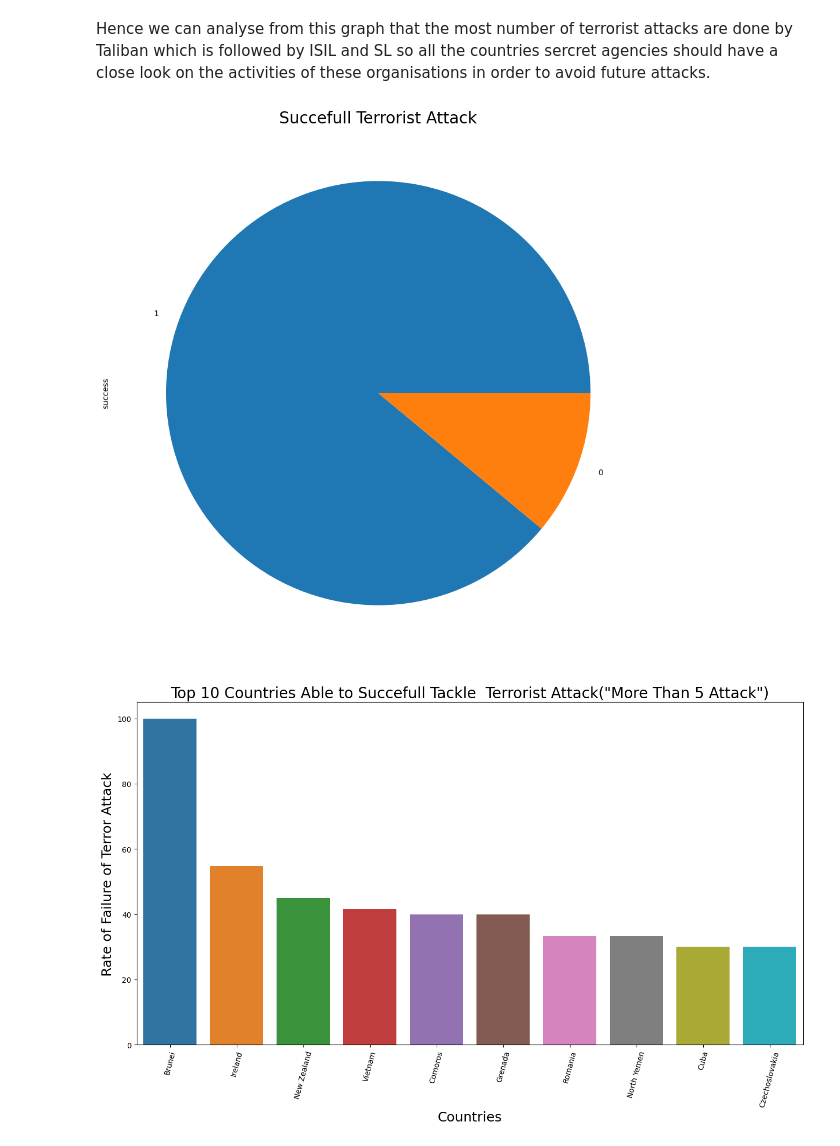
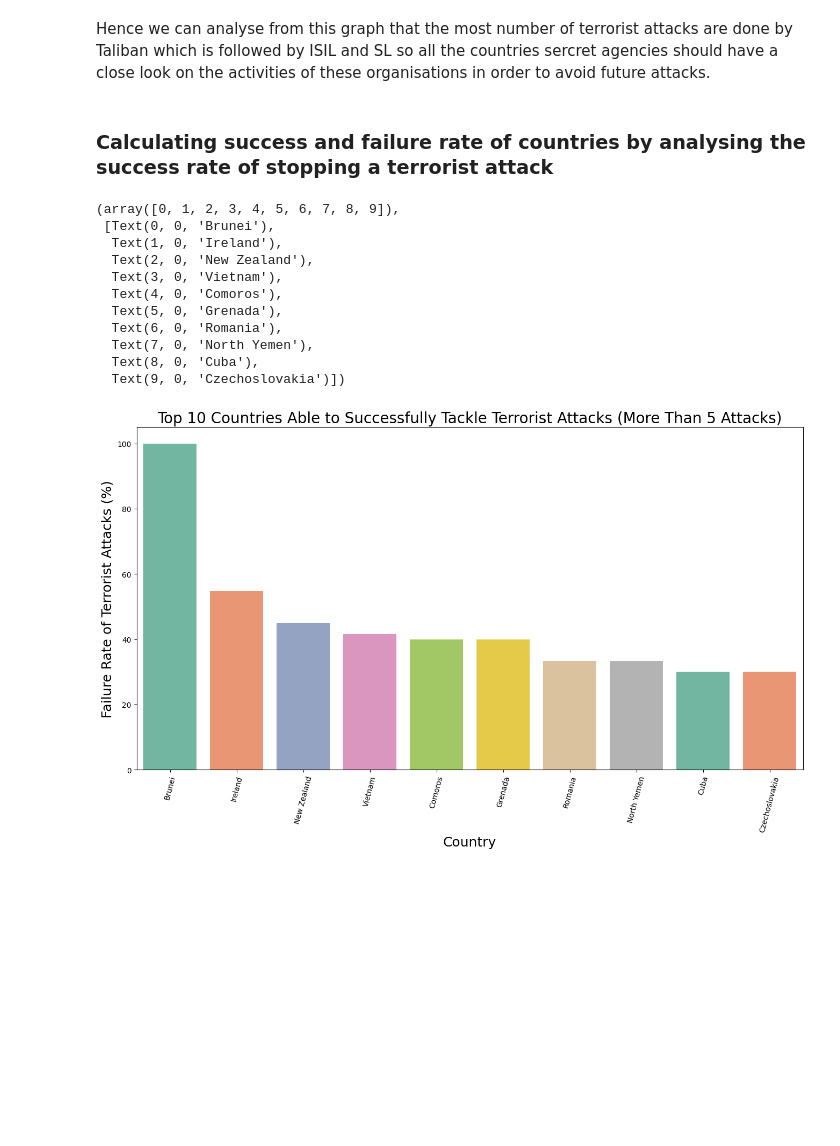
Before and after one commit to rajputvishwesh/Team-Notebook-Capstone-Project-, a Jupyter notebook: GTA_CAPSTONE_PROJECT(TEAM_NOTEBOOK).ipynb, the cells around one changed output. Cells and saved outputs as stored; diff of their text form; code cells hidden in the pictures; blank space fills up the shorter version.

```diff
--- a/GTA_CAPSTONE_PROJECT(TEAM_NOTEBOOK).ipynb
+++ b/GTA_CAPSTONE_PROJECT(TEAM_NOTEBOOK).ipynb
@@ -232,9 +281,3 @@ We can Analyse from this graph that the most vulnerable countries to terrorist a
 We can also analyse that nearly no country is left from these attacks Pakistan which is blamed everytime for giving shelter to the terrorists is also not spared by these attacks so we can say that Terrorism is not good for any country .
 # %% [markdown]
 ## **Number of attacks by Type of Organisation**
-# %%
-v_=plt.rcParams['figure.figsize'] = 16,12
-v_=sns.countplot(y='Group',data=gta_df,order = gta_df['Group'].value_counts().index[1:50])
-# plt.yticks(rotation = 75)
-v_.set_ylabel('Terrorist Organisation',fontsize=18)
-v_.set_title('Number of Attacks',fontsize=20);
@@ -242,0 +284,12 @@ v_.set_title('Number of Attacks',fontsize=20);
+# %%
+# Set the size of the plot and create a bar chart showing the number of attacks by terrorist group
+plt.rcParams['figure.figsize'] = 16,12
+top_groups = gta_df['Group'].value_counts()[1:50]
+group_plot = sns.countplot(y='Group', data=gta_df, order=top_groups.index)
+
+# Add axis labels and a title to the plot
+group_plot.set_ylabel('Terrorist Organization', fontsize=18)
+group_plot.set_title('Number of Attacks by Terrorist Group (Top 50)', fontsize=20)
+
+# Rotate the y-axis labels for better readability
+plt.yticks(rotation=0)
@@ -243,7 +315,2 @@ v_.set_title('Number of Attacks',fontsize=20);
 # %% [markdown]
 Hence we can analyse from this graph that the most number of terrorist attacks are done by Taliban which is followed by ISIL and SL so all the countries sercret agencies should have a close look on  the activities of these organisations in order to avoid future attacks.
-# %%
-v_=gta_df['success'].value_counts().plot(kind='pie')
-v_.set_title('Succefull Terrorist Attack',fontsize=20);
-# %% [output]
-[figure, removed]
@@ -257,12 +317,36 @@ suceess_country=suceess_country.round(2)
+# %% [markdown]
+### **Calculating success and failure rate of countries by analysing the success rate of stopping a terrorist attack**
 # %%
-able_stop_terror_attack=suceess_country[suceess_country['Total_Attacks']>=5].sort_values('Failure_Rate_Attack',ascending=False )[:10]
-plot_able_stop_terror_attack=able_stop_terror_attack.loc[:,['country','Failure_Rate_Attack']]
-ax=plt.rcParams['figure.figsize'] = 16,8.27
-ax=sns.barplot(x='country',y='Failure_Rate_Attack',data=plot_able_stop_terror_attack)
-ax.set_xlabel('Countries',fontsize=18)
-plt.xticks(rotation = 75)
-ax.set_ylabel('Rate of Failure of Terror Attack',fontsize=18)
-ax.set_title('Top 10 Countries Able to Succefull Tackle  Terrorist Attack("More Than 5 Attack")',fontsize=20);
+# calculate failure rate of terrorist attacks by country
+suceess_country = gta_df.groupby('Country').agg({'eventid':'count','success':'sum'}).reset_index()
+suceess_country.columns = ['country','Total_Attacks','Attack_Success']
+suceess_country['Attack_Failed'] = suceess_country['Total_Attacks'] - suceess_country['Attack_Success']
+suceess_country['Failure_Rate_Attack'] = (suceess_country['Attack_Failed'] / suceess_country['Total_Attacks']) * 100
+suceess_country['Success_Rate_Attack'] = (suceess_country['Attack_Success'] / suceess_country['Total_Attacks']) * 100
+suceess_country = suceess_country.round(2)
+
+# select top 10 countries with highest failure rate of attacks
+able_stop_terror_attack = suceess_country[suceess_country['Total_Attacks'] >= 5].sort_values('Failure_Rate_Attack', ascending=False)[:10]
+plot_able_stop_terror_attack = able_stop_terror_attack.loc[:, ['country','Failure_Rate_Attack']]
+
+# plot failure rate of top 10 countries
+plt.figure(figsize=(16, 8.27))
+ax = sns.barplot(x='country', y='Failure_Rate_Attack', data=plot_able_stop_terror_attack, palette='Set2')
+ax.set_xlabel('Country', fontsize=18)
+ax.set_ylabel('Failure Rate of Terrorist Attacks (%)', fontsize=18)
+ax.set_title('Top 10 Countries Able to Successfully Tackle Terrorist Attacks (More Than 5 Attacks)', fontsize=20)
+plt.xticks(rotation=75)
 # %% [output]
+(array([0, 1, 2, 3, 4, 5, 6, 7, 8, 9]),
+ [Text(0, 0, 'Brunei'),
+  Text(1, 0, 'Ireland'),
+  Text(2, 0, 'New Zealand'),
+  Text(3, 0, 'Vietnam'),
+  Text(4, 0, 'Comoros'),
+  Text(5, 0, 'Grenada'),
+  Text(6, 0, 'Romania'),
+  Text(7, 0, 'North Yemen'),
+  Text(8, 0, 'Cuba'),
+  Text(9, 0, 'Czechoslovakia')])
-[figure, old version]
+[figure, new version]
 # %%
```
Also changed, not shown: parts of 17 cells of this notebook.
